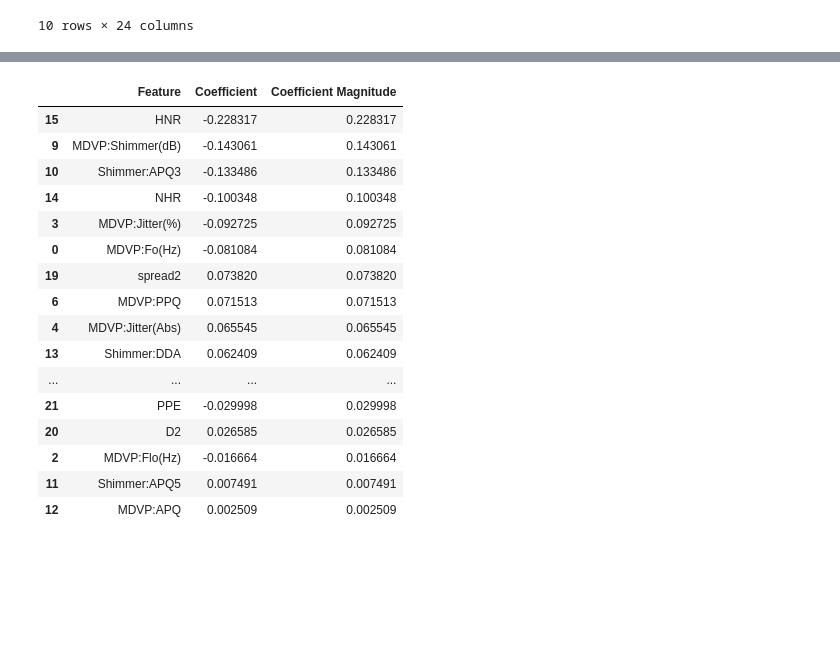
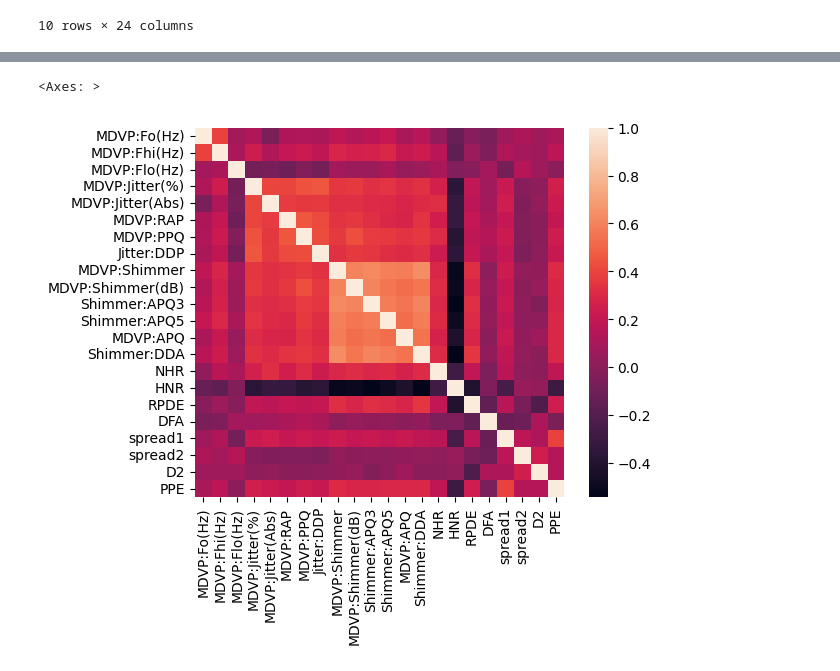
Before and after one commit to pgupta125/ParkinsonsEarlyDiagnosis, a Jupyter notebook: EDA.ipynb, the cells around one changed output, grey strips where cells are left out. Saved outputs shown, nothing was run; the diff lists cells and outputs as text; code cells hidden in the pictures; blank space fills up the shorter version.

```diff
--- a/EDA.ipynb
+++ b/EDA.ipynb
@@ -83,15 +74,8 @@ Name: count, dtype: int64
 # %%
-# scale X data
-scaler = StandardScaler()
-X_scaled = scaler.fit_transform(X)
-
-import matplotlib.pyplot as plt
-columns = X.columns
-for i in range(X_scaled.shape[1]):
-    plt.figure(figsize=(3, 4))  # Adjust the figure size as needed
-    plt.boxplot(X_scaled[:, i])
-    plt.title(f'Boxplot of {columns[i]}')
-    plt.ylabel('Values')
-    plt.xlabel(columns[i])
-    plt.show()
+import numpy as np
+df.drop('name', axis=1, inplace=True) # forgot to do this and got an error
+print(df.shape)
+z = (df - df.mean())/df.std()
+df = df[~((np.abs(z) > 3).any(axis=1))] # remove all rows with outlier values
+df.shape
 # %% [output]
@@ -110,0 +84,3 @@ for i in range(X_scaled.shape[1]):
+# %%
+y = df['status']
+X = df.drop('status', axis=1)
@@ -111,32 +105,8 @@ for i in range(X_scaled.shape[1]):
 # %%
-# fit model to obtain weights
-model = LogisticRegression()
-model.fit(X_scaled, y)
+import seaborn as sns
 
-# put weights in their own df
-coef_df = pd.DataFrame({
-    'Feature': X.columns,
-    'Coefficient': model.coef_[0]
-})
+corr_matrix = X.corr()
+sns.heatmap(corr_matrix, vmax= 1, square=True)
+# %% [output]
+<Axes: >
+[figure, added]
-# %%
-coef_df['Coefficient Magnitude'] = coef_df['Coefficient'].abs()
-coef_df.sort_values(by='Coefficient Magnitude', ascending=False, inplace=True)
-coef_df
-# %% [output]
-|  | Feature | Coefficient | Coefficient Magnitude |
-| 15 | HNR | -0.228317 | 0.228317 |
-| 9 | MDVP:Shimmer(dB) | -0.143061 | 0.143061 |
-| 10 | Shimmer:APQ3 | -0.133486 | 0.133486 |
-| 14 | NHR | -0.100348 | 0.100348 |
-| 3 | MDVP:Jitter(%) | -0.092725 | 0.092725 |
-| 0 | MDVP:Fo(Hz) | -0.081084 | 0.081084 |
-| 19 | spread2 | 0.073820 | 0.073820 |
-| 6 | MDVP:PPQ | 0.071513 | 0.071513 |
-| 4 | MDVP:Jitter(Abs) | 0.065545 | 0.065545 |
-| 13 | Shimmer:DDA | 0.062409 | 0.062409 |
-| ... | ... | ... | ... |
-| 21 | PPE | -0.029998 | 0.029998 |
-| 20 | D2 | 0.026585 | 0.026585 |
-| 2 | MDVP:Flo(Hz) | -0.016664 | 0.016664 |
-| 11 | Shimmer:APQ5 | 0.007491 | 0.007491 |
-| 12 | MDVP:APQ | 0.002509 | 0.002509 |
```
Also changed, not shown: parts of 19 cells of this notebook.
